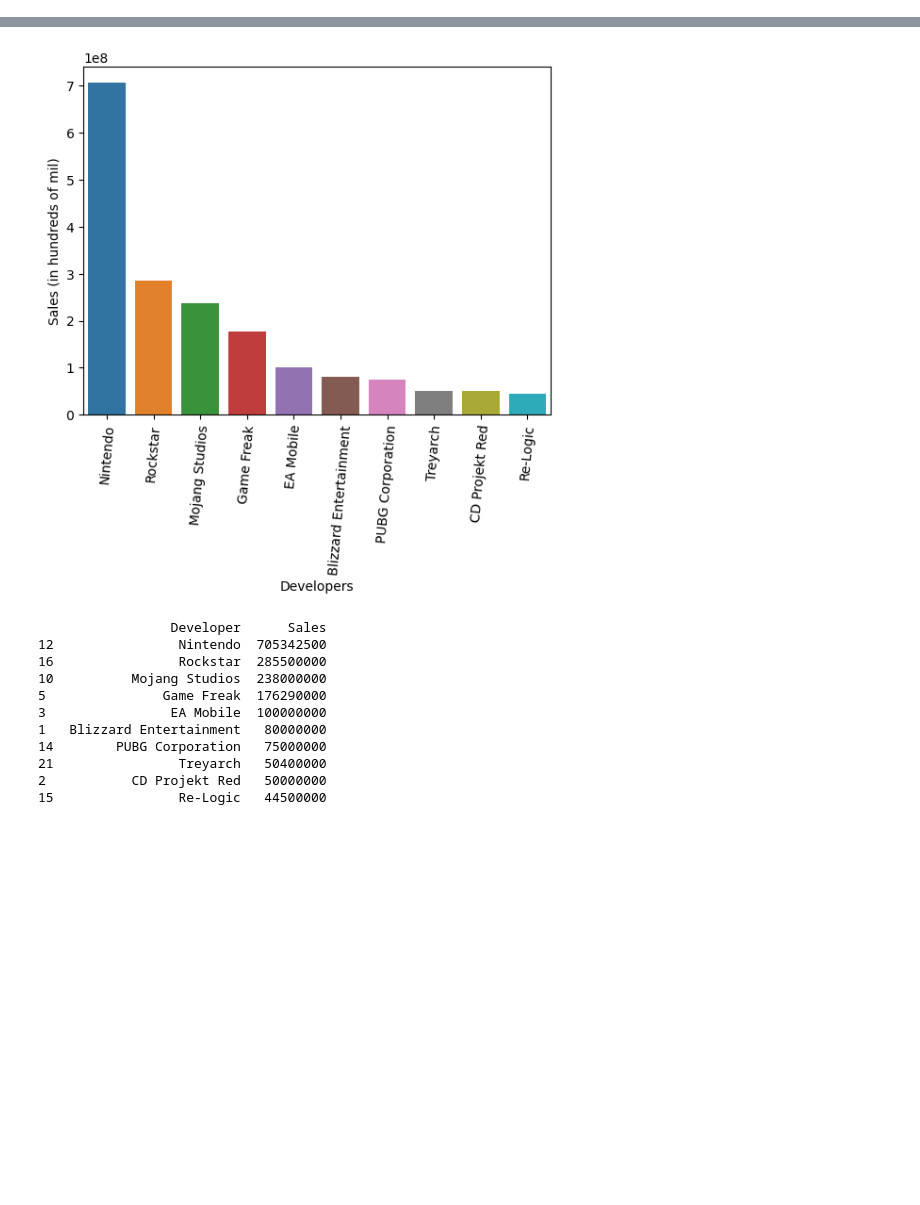
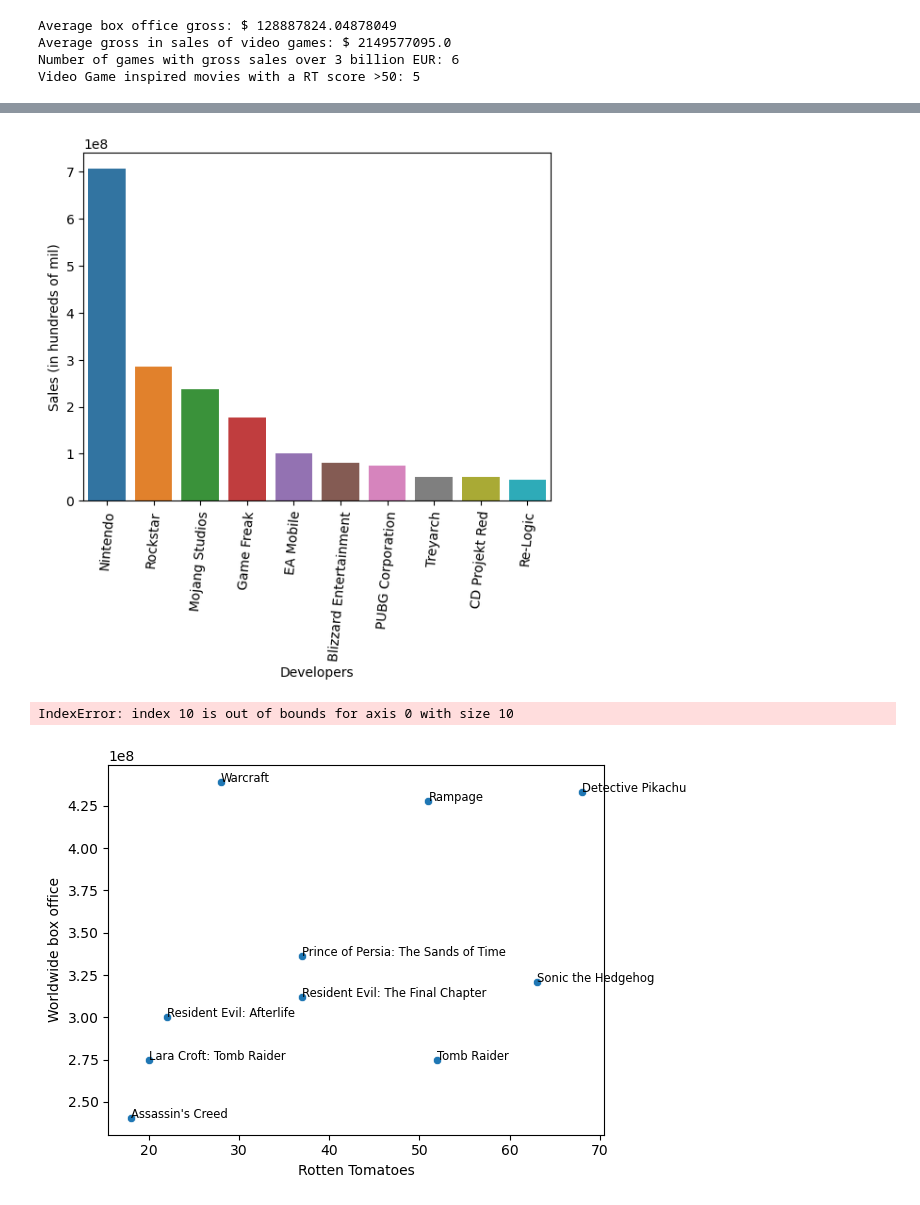
Before and after one commit to jimmyneutrone/-UCDPA_jaimepira-, a Jupyter notebook: vg_sales.ipynb, the cells around one changed output, grey strips where cells are left out. Drawn from its saved outputs; the diff is of its cells as text; code cells hidden in the pictures; blank space fills up the shorter version.

Commit message:
Adding .csv, more plotting and stats
-adding .csv to reference in code
-added scatter plot
-added for loops to determine statistics

```diff
--- a/vg_sales.ipynb
+++ b/vg_sales.ipynb
@@ -63,43 +63,91 @@ vg_movies.drop(columns = ['Rank', 'Peak', 'gross', 'Date', 'Format'], inplace =
 
 #sorting vg_movies by box office returns and indexing by movie in descending order
 vg_movies.sort_values("Worldwide box office", ascending = False, inplace = True)
 vg_movies.set_index("Title", inplace = True)
 
+
+#Statistical analysis of dataframes
+
+
+# Statistical analysis of movies gross
+avg_gross_vgmovies = vg_movies['Worldwide box office'].mean()
+print("Average box office gross: $", avg_gross_vgmovies)
+
+# Statistical analysis of video games gross
+avg_gross_vg = (vg_sales['Sales'] * 50).mean()
+print("Average gross in sales of video games: $", avg_gross_vg)
+
+#How many games have grossed more than 1billion?
+count = 0
+
+for game_name, sold_copies in vg_sales['Sales'].items():
+    gross_sales = sold_copies * 50  # Estimate gross sales by multiplying sold copies by the average price
+    if gross_sales > 3_000_000_000:  # Check if gross sales is greater than 3 billion EUR
+        count += 1
+
+print("Number of games with gross sales over 3 billion EUR:", count)
+
+# How many movies have a Rotten Tomatoes score over 50?
+count = 0
+
+for movie, rotten_tomatoes_score in vg_movies['Rotten Tomatoes'].items():
+    if rotten_tomatoes_score > 50:  # Check if gross sales is greater than 1 billion EUR
+        count += 1
+print("Video Game inspired movies with a RT score >50:", count)
+
+
+
 #Subsetting and plotting data
 sales_by_dev = vg_sales.groupby('Developer')['Sales'].sum().reset_index()
 sales_by_dev.sort_values(by='Sales', ascending=False, inplace = True)
 top10_sales_by_dev = sales_by_dev[:10]
+top10_vgmovies = vg_movies[:10]
+
 #plotting vg_sales
-#subsetting first due to number of entries
+#subsetting first due to number of entries, then plotting
 top10_vgsales = vg_sales[:10]
 sns.barplot(x=top10_vgsales.index, y='Sales', data = top10_vgsales)
 plt.xlabel('Title')
 plt.ylabel('Sales (in hundreds of mil)')
 
 plt.xticks(rotation=70)
 plt.show()
 
 sns.barplot(x='Developer', y='Sales', data = top10_sales_by_dev)
 plt.xlabel('Developers')
 plt.ylabel('Sales (in hundreds of mil)')
 plt.xticks(rotation=85)
 plt.show()
 
 
 
 
-print(vg_.head(40))
+
+
+gross_vgmovies = top10_vgmovies['Worldwide box office']
+rotten_tomatoes_score = top10_vgmovies['Rotten Tomatoes']
+
+scatter_plot = sns.scatterplot(x=rotten_tomatoes_score, y=gross_vgmovies)
+
+# Add a legend based on the index (movie titles)
+for i, label in enumerate(vg_movies.index):
+    scatter_plot.text(rotten_tomatoes_score[i], gross_vgmovies[i], label, horizontalalignment='left', size='small', color='black')
+
+plt.xlabel('Rotten Tomatoes Score')
+plt.ylabel('Revenue (in the hundreds of millions)')
+plt.title('Movie Revenue vs Rotten Tomatoes Score')
+
+plt.show()
+
+
+
+print(vg_sales.head(40))
 # %% [output]
+Average box office gross: $ 128887824.04878049
+Average gross in sales of video games: $ 2149577095.0
+Number of games with gross sales over 3 billion EUR: 6
+Video Game inspired movies with a RT score >50: 5
 [figure]
 [figure]
-                 Developer      Sales
-12                Nintendo  705342500
-16                Rockstar  285500000
-10          Mojang Studios  238000000
-5               Game Freak  176290000
-3                EA Mobile  100000000
-1   Blizzard Entertainment   80000000
-14        PUBG Corporation   75000000
-21                Treyarch   50400000
-2           CD Projekt Red   50000000
-15                Re-Logic   44500000
+IndexError: index 10 is out of bounds for axis 0 with size 10
+[figure, added]
```
Also changed, not shown: 3 other files.
